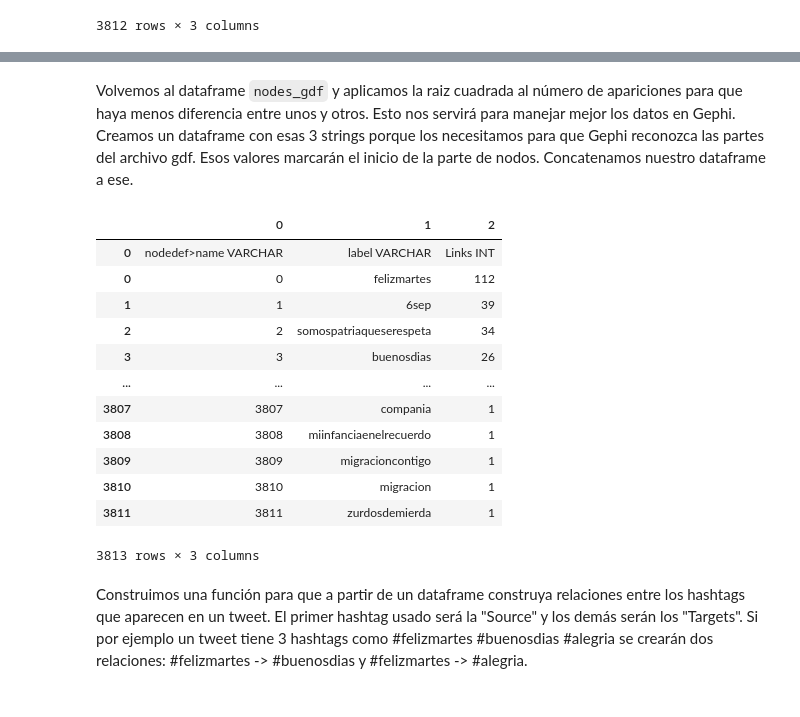
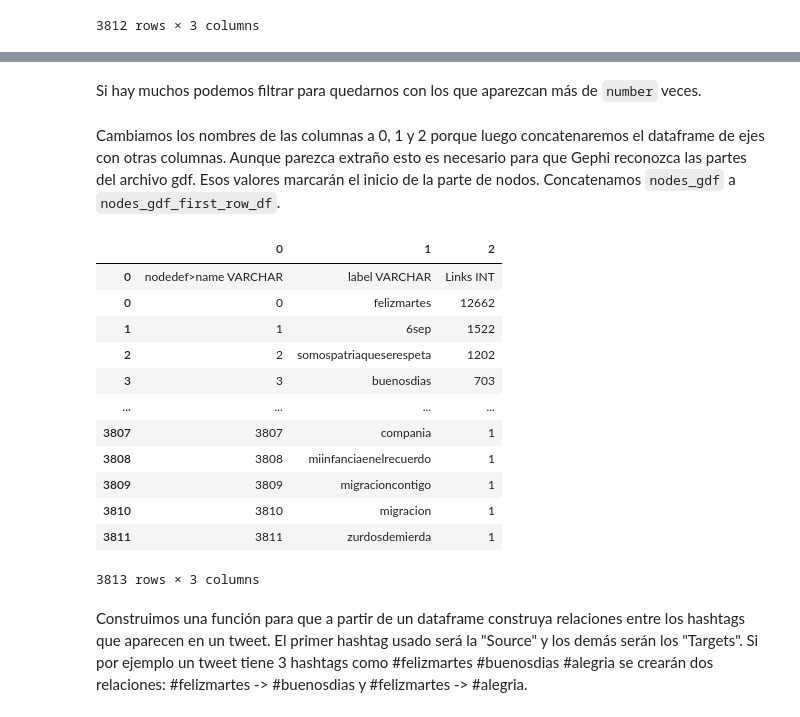
Before and after one commit to sancfc/como-analizar-twitter, a Jupyter notebook: Grafo de hashtags/0. Grafo de hashtags FelizMartes.ipynb, the cells around one changed output, grey strips where cells are left out. Saved outputs shown, nothing was run; the diff lists cells and outputs as text; code cells hidden in the pictures.

Commit message:
Grafo de hashtags

```diff
--- a/Grafo de hashtags/0. Grafo de hashtags FelizMartes.ipynb
+++ b/Grafo de hashtags/0. Grafo de hashtags FelizMartes.ipynb
@@ -96,21 +77,28 @@ ids
-# %% [markdown]
-Volvemos al dataframe `nodes_gdf` y aplicamos la raiz cuadrada al número de apariciones para que haya menos diferencia entre unos y otros. Esto nos servirá para manejar mejor los datos en Gephi. Creamos un dataframe con esas 3 strings porque los necesitamos para que Gephi reconozca las partes del archivo gdf. Esos valores marcarán el inicio de la parte de nodos. Concatenamos nuestro dataframe a ese.
+# %% [markdown]
+Si hay muchos podemos filtrar para quedarnos con los que aparezcan más de `number` veces.
+# %%
+filter_question = input('¿Filtrar hashtags por número de apariciones? y/n: ')
+if filter_question == 'y':
+    number = input('Mantener hashtags con más de __ apariciones. Inserte número: ')
+    nodes_gdf = nodes_gdf[nodes_gdf[0] >= int(number)]
+    filtered_list = nodes_gdf['Label'].tolist()
+# %% [markdown]
+Cambiamos los nombres de las columnas a 0, 1 y 2 porque luego concatenaremos el dataframe de ejes con otras columnas. Aunque parezca extraño esto es necesario para que Gephi reconozca las partes del archivo gdf. Esos valores marcarán el inicio de la parte de nodos. Concatenamos `nodes_gdf` a `nodes_gdf_first_row_df`.
 # %%
 nodes_gdf.columns = [0,1,2]
-nodes_gdf[2] = nodes_gdf[2].apply(lambda x:int(x**0.5))
-data = {0: ['nodedef>name VARCHAR'],
+nodes_gdf_first_row = {0: ['nodedef>name VARCHAR'],
         1: ['label VARCHAR'],
         2: ['Links INT']}
-columns = pd.DataFrame(data)
-nodes_gdf = pd.concat([columns,nodes_gdf],axis=0)
+nodes_gdf_first_row_df = pd.DataFrame(nodes_gdf_first_row)
+nodes_gdf = pd.concat([nodes_gdf_first_row_df,nodes_gdf],axis=0)
 nodes_gdf
 # %% [output]
 |  | 0 | 1 | 2 |
 | 0 | nodedef>name VARCHAR | label VARCHAR | Links INT |
-| 0 | 0 | felizmartes | 112 |
-| 1 | 1 | 6sep | 39 |
-| 2 | 2 | somospatriaqueserespeta | 34 |
-| 3 | 3 | buenosdias | 26 |
+| 0 | 0 | felizmartes | 12662 |
+| 1 | 1 | 6sep | 1522 |
+| 2 | 2 | somospatriaqueserespeta | 1202 |
+| 3 | 3 | buenosdias | 703 |
 | ... | ... | ... | ... |
 | 3807 | 3807 | compania | 1 |
 | 3808 | 3808 | miinfanciaenelrecuerdo | 1 |
```
Also changed, not shown: parts of 29 cells of this notebook, 6 other files.
